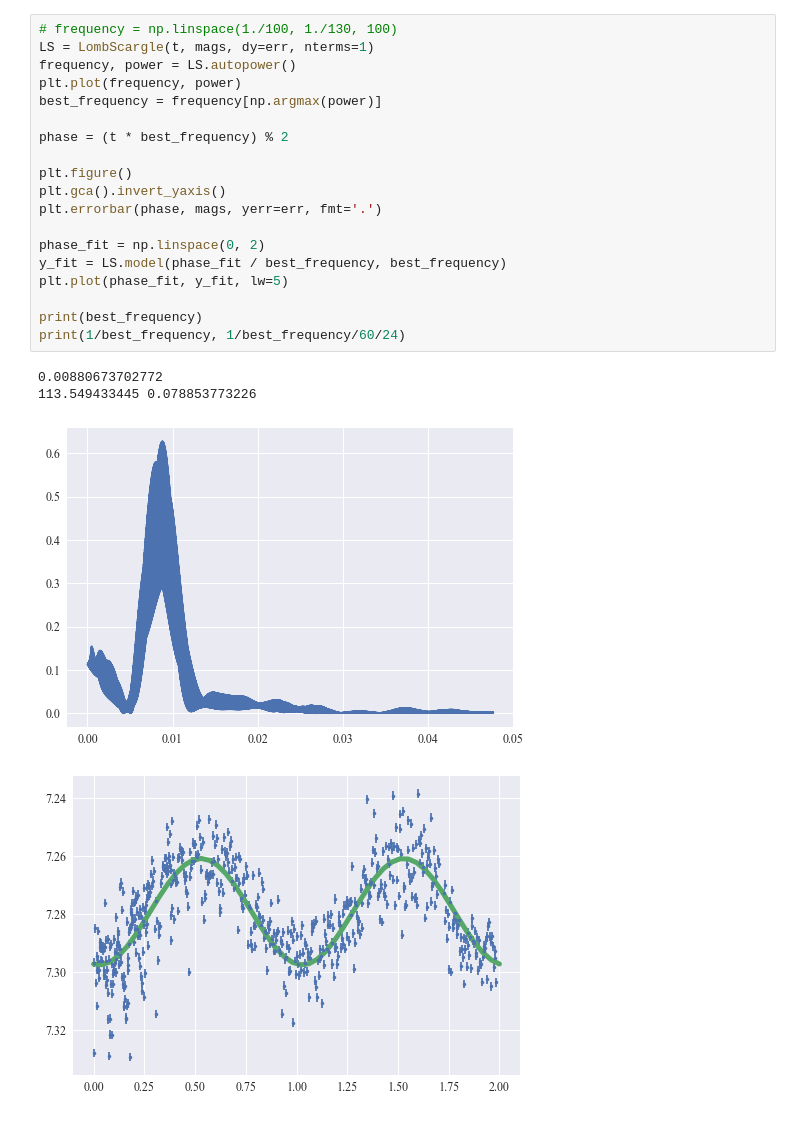
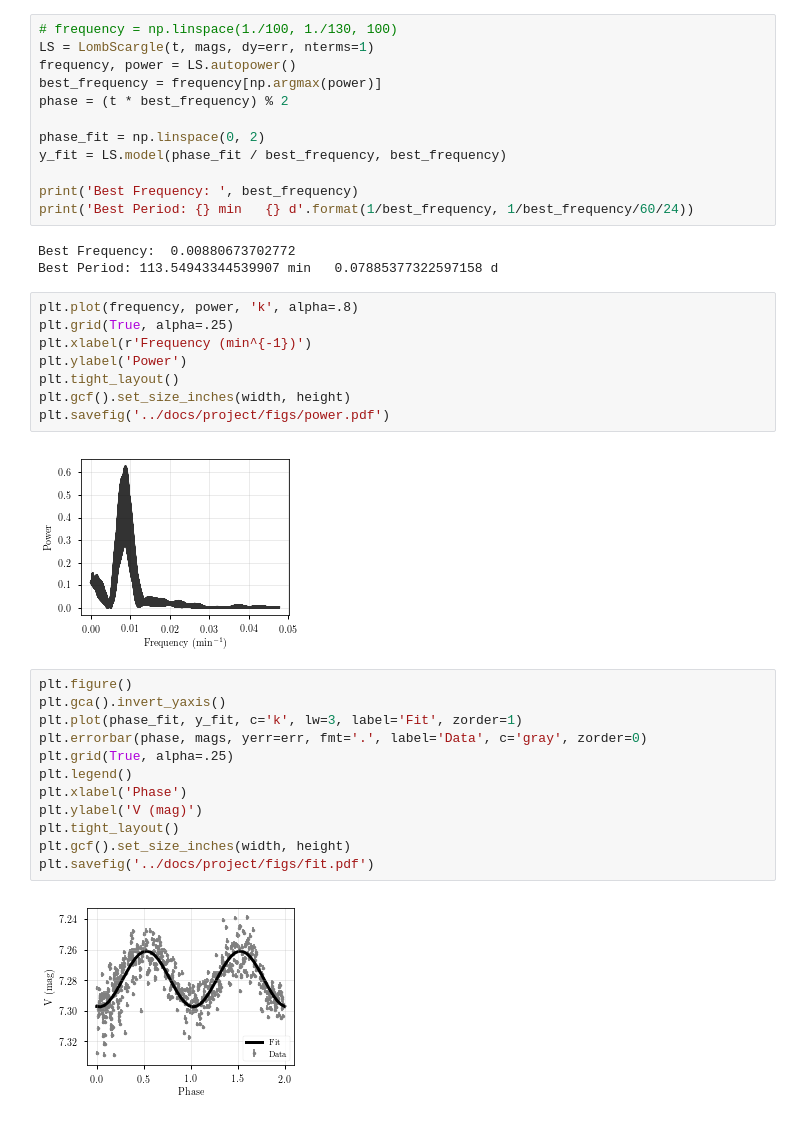
Before and after one commit to mileslucas/astro344l, a Jupyter notebook: project/src/project.ipynb, the cells around one changed output. Saved outputs shown, nothing was run; the diff lists cells and outputs as text.

```diff
--- a/project/src/project.ipynb
+++ b/project/src/project.ipynb
@@ -52,23 +62,38 @@ plt.gca().invert_yaxis()
 # frequency = np.linspace(1./100, 1./130, 100)
 LS = LombScargle(t, mags, dy=err, nterms=1)
 frequency, power = LS.autopower()
-plt.plot(frequency, power)
 best_frequency = frequency[np.argmax(power)]
-
 phase = (t * best_frequency) % 2
-
-plt.figure()
-plt.gca().invert_yaxis()
-plt.errorbar(phase, mags, yerr=err, fmt='.')
 
 phase_fit = np.linspace(0, 2)
 y_fit = LS.model(phase_fit / best_frequency, best_frequency)
-plt.plot(phase_fit, y_fit, lw=5)
 
-print(best_frequency)
-print(1/best_frequency, 1/best_frequency/60/24)
+print('Best Frequency: ', best_frequency)
+print('Best Period: {} min   {} d'.format(1/best_frequency, 1/best_frequency/60/24))
 # %% [output]
-0.00880673702772
-113.549433445 0.078853773226
+Best Frequency:  0.00880673702772
+Best Period: 113.54943344539907 min   0.07885377322597158 d
-[figure, removed]
-[figure, removed]
+# %%
+plt.plot(frequency, power, 'k', alpha=.8)
+plt.grid(True, alpha=.25)
+plt.xlabel(r'Frequency (min^{-1})')
+plt.ylabel('Power')
+plt.tight_layout()
+plt.gcf().set_size_inches(width, height)
+plt.savefig('../docs/project/figs/power.pdf')
+# %% [output]
+[figure, added]
+# %%
+plt.figure()
+plt.gca().invert_yaxis()
+plt.plot(phase_fit, y_fit, c='k', lw=3, label='Fit', zorder=1)
+plt.errorbar(phase, mags, yerr=err, fmt='.', label='Data', c='gray', zorder=0)
+plt.grid(True, alpha=.25)
+plt.legend()
+plt.xlabel('Phase')
+plt.ylabel('V (mag)')
+plt.tight_layout()
+plt.gcf().set_size_inches(width, height)
+plt.savefig('../docs/project/figs/fit.pdf')
+# %% [output]
+[figure, added]
```
Also changed, not shown: parts of 6 cells of this notebook, 9 other files.
